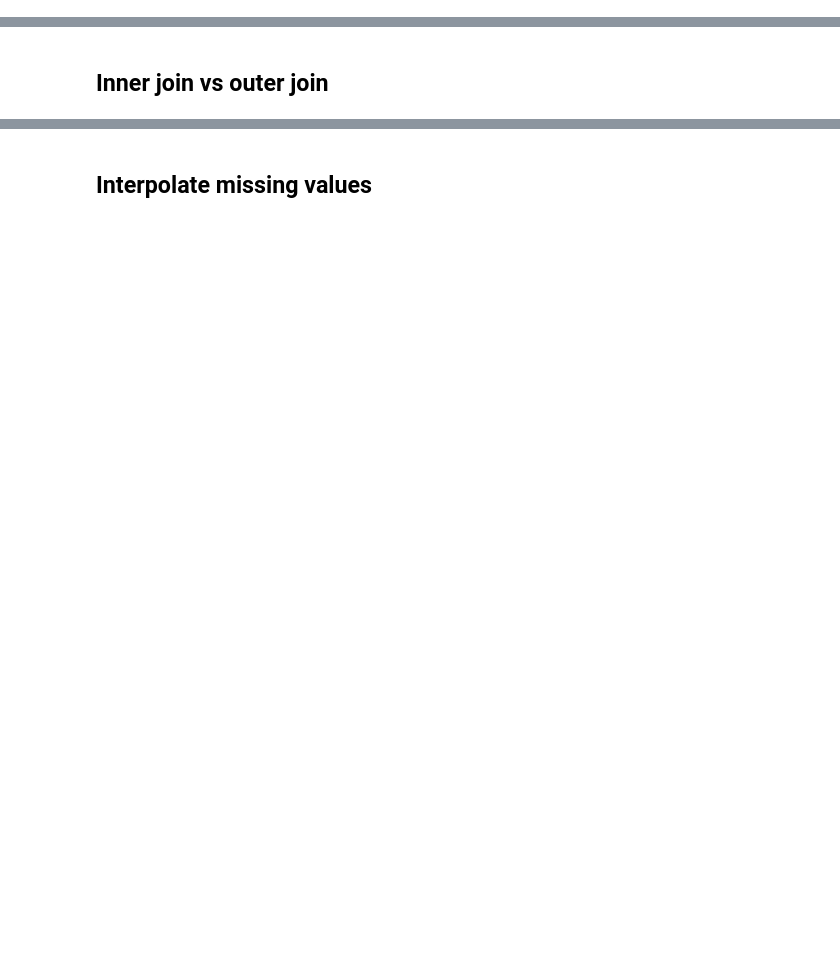
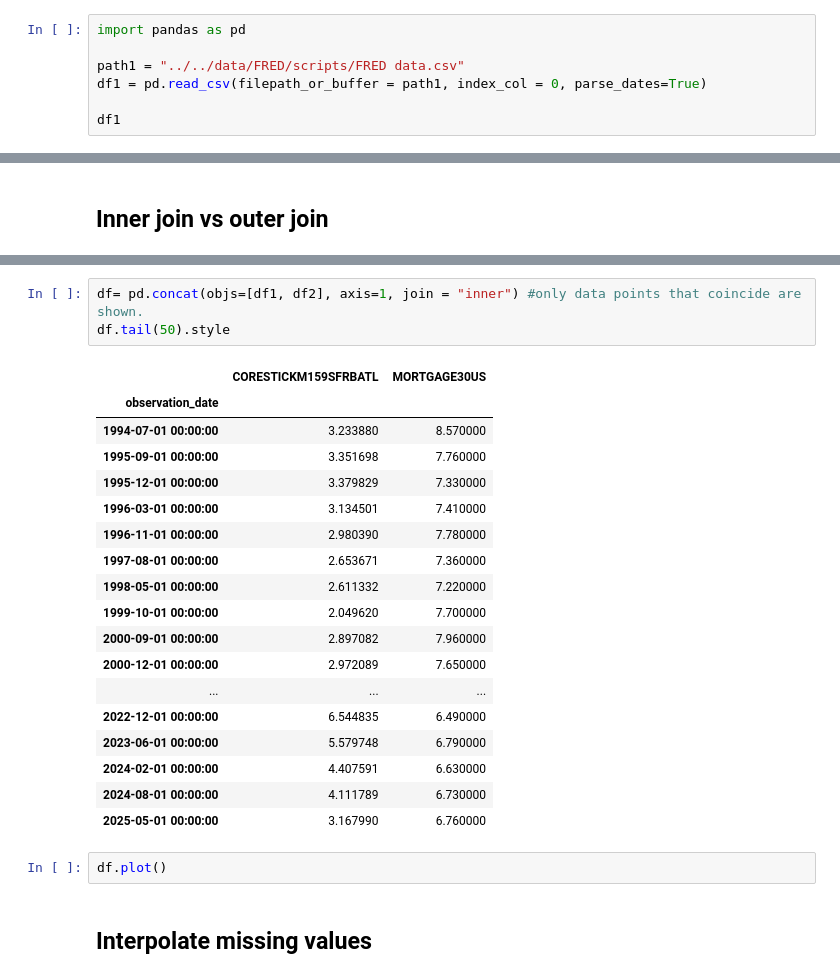
Before and after one commit to emurph91/practical-python-for-time-series-analysis-5452014, a Jupyter notebook: notebooks/CH01_Join/Start.ipynb, the cells around one changed output, grey strips where cells are left out. Drawn from its saved outputs; the diff is of its cells as text; blank space fills up the shorter version.

```diff
--- a/notebooks/CH01_Join/Start.ipynb
+++ b/notebooks/CH01_Join/Start.ipynb
@@ -73,0 +32,7 @@ df["Close"].plot()
+# %%
+import pandas as pd
+
+path1 = "../../data/FRED/scripts/FRED data.csv"
+df1 = pd.read_csv(filepath_or_buffer = path1, index_col = 0, parse_dates=True)
+
+df1
@@ -86,2 +79,26 @@ df["Close"].plot()
+# %%
+df= pd.concat(objs=[df1, df2], axis=1, join = "inner") #only data points that coincide are shown.
+df.tail(50).style
+# %% [output]
+|  | CORESTICKM159SFRBATL | MORTGAGE30US |
+| observation_date |  |  |
+| 1994-07-01 00:00:00 | 3.233880 | 8.570000 |
+| 1995-09-01 00:00:00 | 3.351698 | 7.760000 |
+| 1995-12-01 00:00:00 | 3.379829 | 7.330000 |
+| 1996-03-01 00:00:00 | 3.134501 | 7.410000 |
+| 1996-11-01 00:00:00 | 2.980390 | 7.780000 |
+| 1997-08-01 00:00:00 | 2.653671 | 7.360000 |
+| 1998-05-01 00:00:00 | 2.611332 | 7.220000 |
+| 1999-10-01 00:00:00 | 2.049620 | 7.700000 |
+| 2000-09-01 00:00:00 | 2.897082 | 7.960000 |
+| 2000-12-01 00:00:00 | 2.972089 | 7.650000 |
+| ... | ... | ... |
+| 2022-12-01 00:00:00 | 6.544835 | 6.490000 |
+| 2023-06-01 00:00:00 | 5.579748 | 6.790000 |
+| 2024-02-01 00:00:00 | 4.407591 | 6.630000 |
+| 2024-08-01 00:00:00 | 4.111789 | 6.730000 |
+| 2025-05-01 00:00:00 | 3.167990 | 6.760000 |
+# %%
+df.plot()
 # %% [markdown]
 ## Interpolate missing values
```
Also changed, not shown: parts of 30 cells of this notebook.
